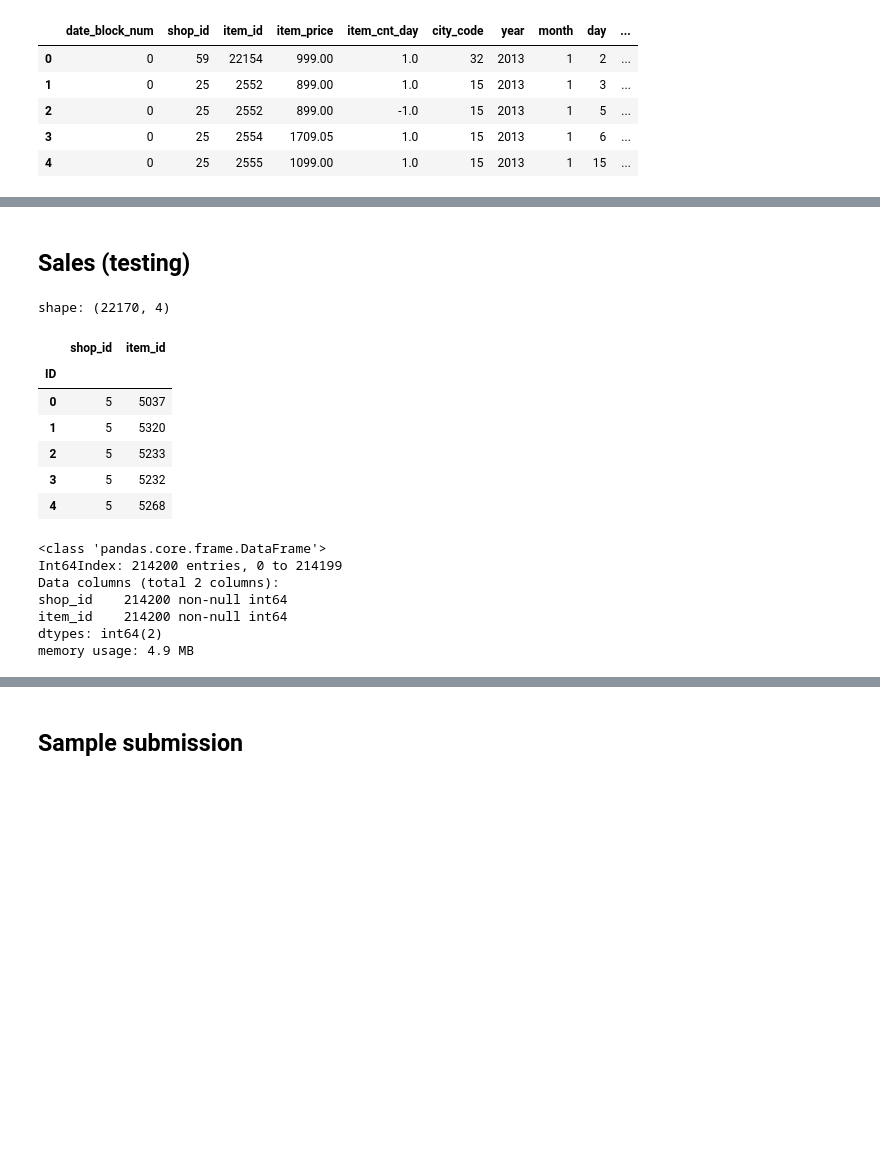
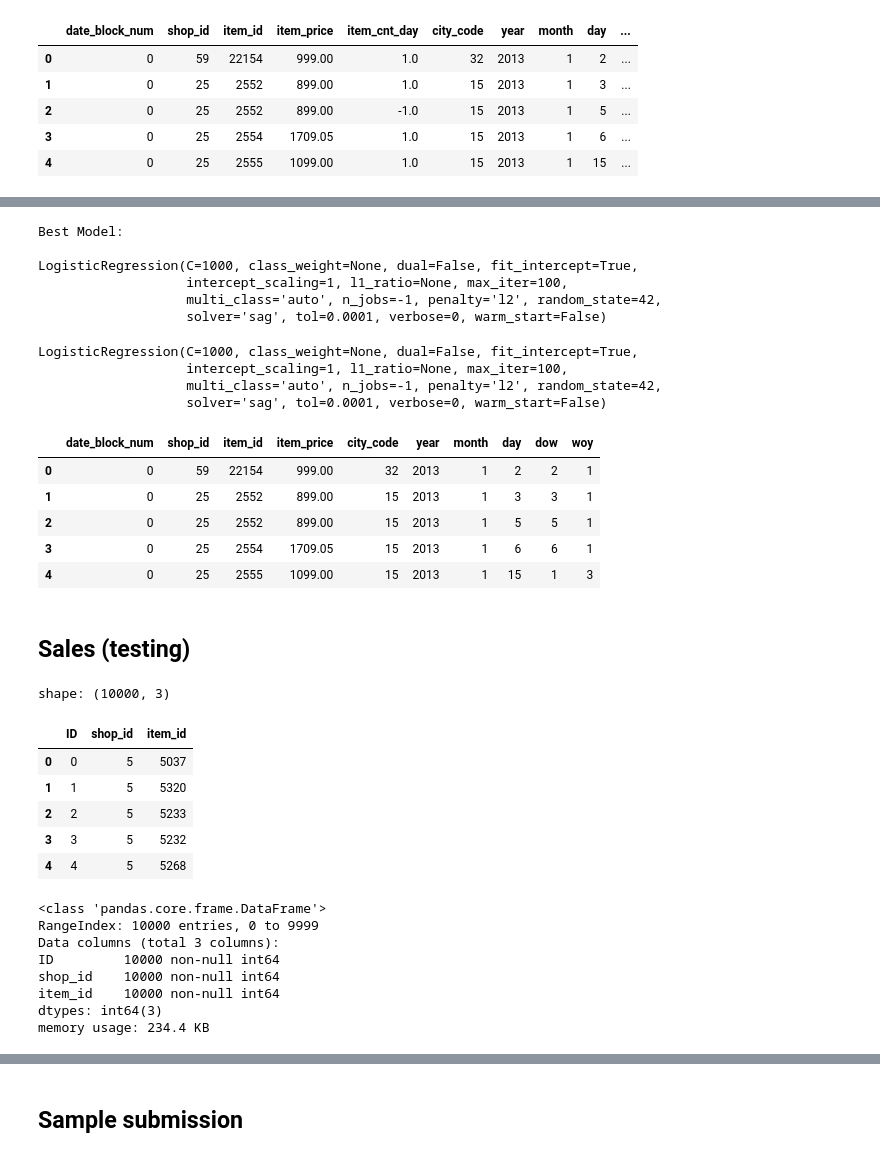
Before and after one commit to hjort/ai-labs, a Jupyter notebook: jupyter/future-sales/Predict Future Sales in Russia - Hjort.ipynb, the cells around one changed output, grey strips where cells are left out. Saved outputs shown, nothing was run; the diff lists cells and outputs as text; code cells hidden in the pictures; blank space fills up the shorter version.

```diff
--- a/jupyter/future-sales/Predict Future Sales in Russia - Hjort.ipynb
+++ b/jupyter/future-sales/Predict Future Sales in Russia - Hjort.ipynb
@@ -613,0 +960,26 @@ memory usage: 81.7 KB
+# %%
+print('Best Model:\n\n%s' % (best_model))
+# %% [output]
+Best Model:
+
+LogisticRegression(C=1000, class_weight=None, dual=False, fit_intercept=True,
+                   intercept_scaling=1, l1_ratio=None, max_iter=100,
+                   multi_class='auto', n_jobs=-1, penalty='l2', random_state=42,
+                   solver='sag', tol=0.0001, verbose=0, warm_start=False)
+# %%
+model = best_model
+model.fit(X, y)
+# %% [output]
+LogisticRegression(C=1000, class_weight=None, dual=False, fit_intercept=True,
+                   intercept_scaling=1, l1_ratio=None, max_iter=100,
+                   multi_class='auto', n_jobs=-1, penalty='l2', random_state=42,
+                   solver='sag', tol=0.0001, verbose=0, warm_start=False)
+# %%
+X.head()
+# %% [output]
+|  | date_block_num | shop_id | item_id | item_price | city_code | year | month | day | dow | woy |
+| 0 | 0 | 59 | 22154 | 999.00 | 32 | 2013 | 1 | 2 | 2 | 1 |
+| 1 | 0 | 25 | 2552 | 899.00 | 15 | 2013 | 1 | 3 | 3 | 1 |
+| 2 | 0 | 25 | 2552 | 899.00 | 15 | 2013 | 1 | 5 | 5 | 1 |
+| 3 | 0 | 25 | 2554 | 1709.05 | 15 | 2013 | 1 | 6 | 6 | 1 |
+| 4 | 0 | 25 | 2555 | 1099.00 | 15 | 2013 | 1 | 15 | 1 | 3 |
@@ -614,18 +989,17 @@ memory usage: 81.7 KB
 # %% [markdown]
 ## Sales (testing)
 # %%
-df_test = pd.read_csv(input_prefix + 'test.csv', index_col='ID')
-print('shape:', df_items.shape)
+df_test = pd.read_csv(input_prefix + 'test.csv', nrows=10000) #, index_col='ID')
+print('shape:', df_test.shape)
 df_test.head()
 # %% [output]
-shape: (22170, 4)
+shape: (10000, 3)
-|  | shop_id | item_id |
-| ID |  |  |
-| 0 | 5 | 5037 |
-| 1 | 5 | 5320 |
-| 2 | 5 | 5233 |
-| 3 | 5 | 5232 |
-| 4 | 5 | 5268 |
+|  | ID | shop_id | item_id |
+| 0 | 0 | 5 | 5037 |
+| 1 | 1 | 5 | 5320 |
+| 2 | 2 | 5 | 5233 |
+| 3 | 3 | 5 | 5232 |
+| 4 | 4 | 5 | 5268 |
 # %%
 #TODO: verificar o que está sendo esperado (acumulado mensal por loja e produto?)
 # item_cnt_day: number of products sold. You are predicting a monthly amount of this measure
@@ -633,12 +1007,13 @@ shape: (22170, 4)
 df_test.info()
 # %% [output]
 <class 'pandas.core.frame.DataFrame'>
-Int64Index: 214200 entries, 0 to 214199
-Data columns (total 2 columns):
-shop_id    214200 non-null int64
-item_id    214200 non-null int64
-dtypes: int64(2)
-memory usage: 4.9 MB
+RangeIndex: 10000 entries, 0 to 9999
+Data columns (total 3 columns):
+ID         10000 non-null int64
+shop_id    10000 non-null int64
+item_id    10000 non-null int64
+dtypes: int64(3)
+memory usage: 234.4 KB
 # %%
 df_test.describe()
 # %% [output]
```
Also changed, not shown: parts of 67 cells of this notebook.
